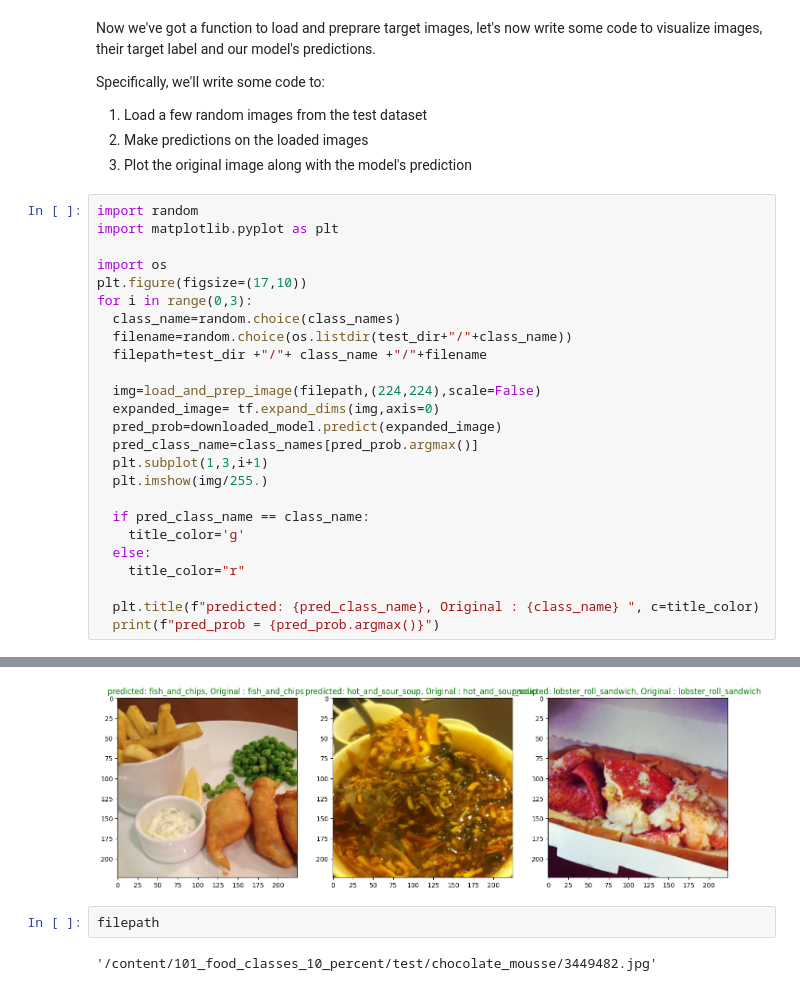
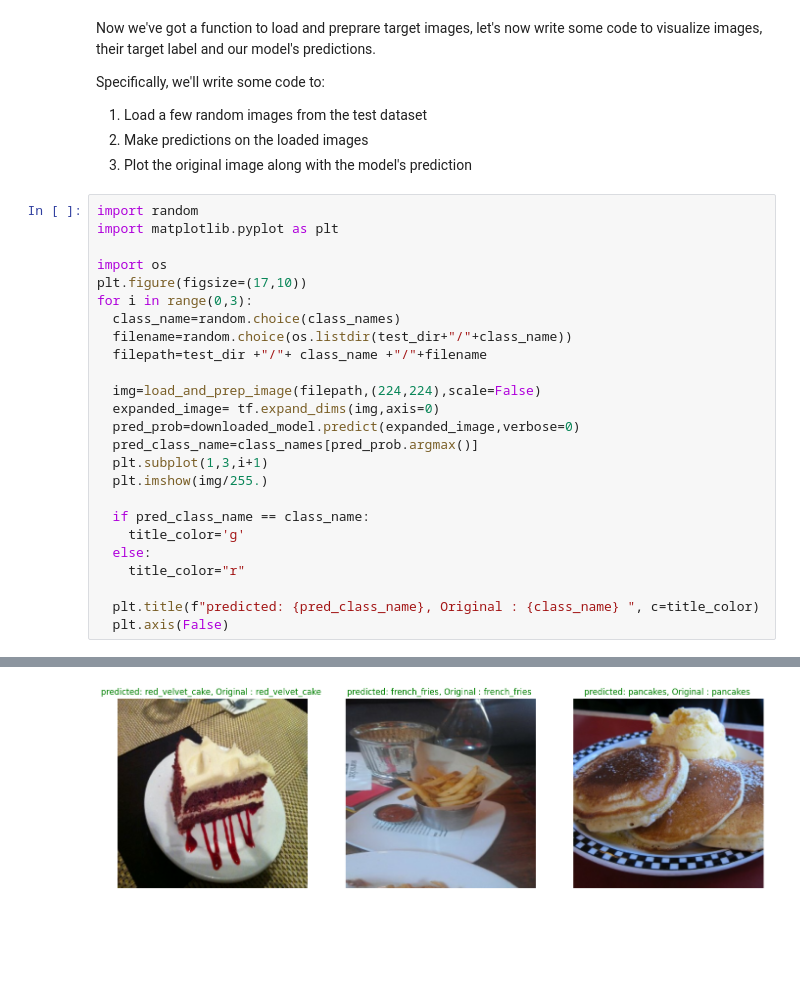
Before and after one commit to khanabdulmajid/tensorflow_deep_learning, a Jupyter notebook: 06__Transfer_learning_in_tensorflow_part_3_scaling_up.ipynb, the cells around one changed output, grey strips where cells are left out. Cells and saved outputs as stored; diff of their text form; blank space fills up the shorter version.

```diff
--- a/06__Transfer_learning_in_tensorflow_part_3_scaling_up.ipynb
+++ b/06__Transfer_learning_in_tensorflow_part_3_scaling_up.ipynb
@@ -407,7 +385,7 @@ for i in range(0,3):
 
   img=load_and_prep_image(filepath,(224,224),scale=False)
   expanded_image= tf.expand_dims(img,axis=0)
-  pred_prob=downloaded_model.predict(expanded_image)
+  pred_prob=downloaded_model.predict(expanded_image,verbose=0)
   pred_class_name=class_names[pred_prob.argmax()]
   plt.subplot(1,3,i+1)
   plt.imshow(img/255.)
@@ -418,5 +396,5 @@ for i in range(0,3):
     title_color="r"
 
   plt.title(f"predicted: {pred_class_name}, Original : {class_name} ", c=title_color)
-  print(f"pred_prob = {pred_prob.argmax()}")
+  plt.axis(False)
 # %% [output]
@@ -429,5 +401 @@ pred_prob = 61
-[figure, old version]
+[figure, new version]
-# %%
-filepath
-# %% [output]
-'/content/101_food_classes_10_percent/test/chocolate_mousse/3449482.jpg'
```
Also changed, not shown: parts of 17 cells of this notebook.
